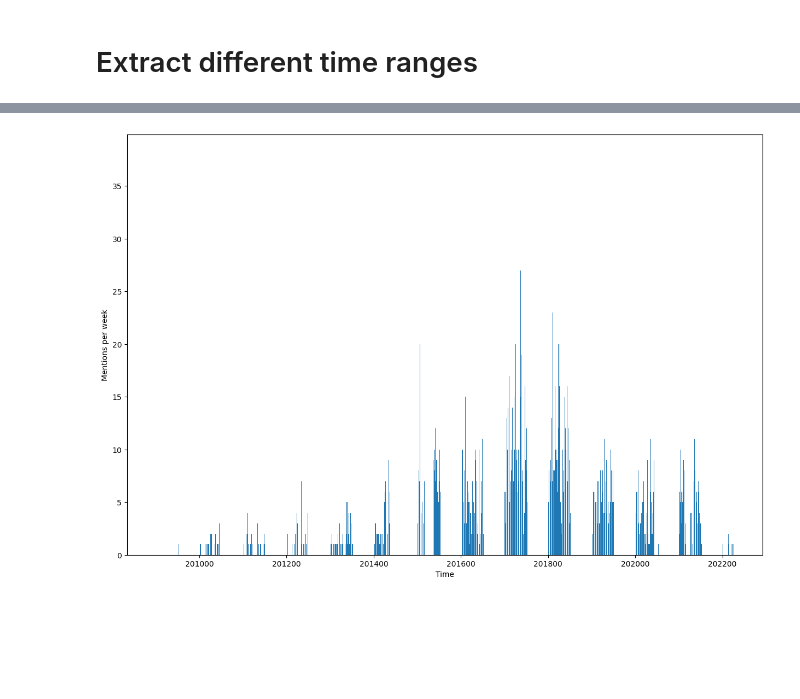
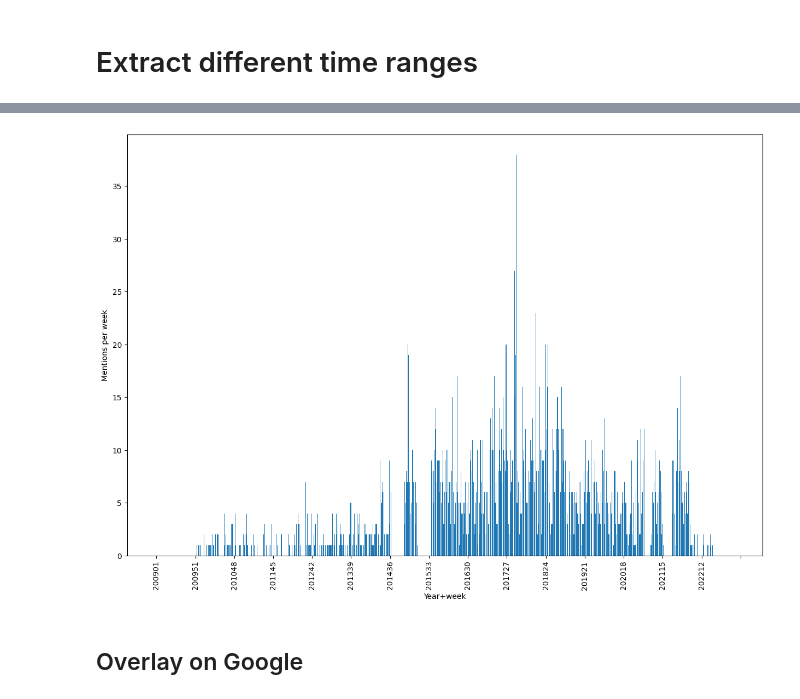
Before and after one commit to mariosakritas/NLP-methods-for-news-articles, a Jupyter notebook: notebooks/MD_keywords_to_timeseries.ipynb, the cells around one changed output, grey strips where cells are left out. Drawn from its saved outputs; the diff is of its cells as text; code cells hidden in the pictures; blank space fills up the shorter version.

Commit message:
cleaned x-axis on angela per week

```diff
--- a/notebooks/MD_keywords_to_timeseries.ipynb
+++ b/notebooks/MD_keywords_to_timeseries.ipynb
@@ -75,7 +77,7 @@ lambda x: int(str(x.isocalendar()[0]) + str(x.isocalendar()[1])) if len(str(x.is
 yearweek_counts = dict(Counter(df_angela['year_week'].tolist()))
 
 # Compute all year weeks from 2009 to 2022
-all_year_weeks = [year*100+week for week in range(1, 53) for year in range(2009, 2022)]
+all_year_weeks = [year*100+week for week in range(1, 54) for year in range(2009, 2023)]
 not_in_df = list(set(all_year_weeks) - set(df_angela['year_week'].tolist()))
 
 # Add weeks that are not in table (and set to 0 articles)
@@ -83,3 +85,5 @@ for key_ in not_in_df:
     yearweek_counts[key_] = 0
 
 df_yearweek_counts = pd.DataFrame.from_dict(yearweek_counts, orient='index', columns=['val'])
+df_yearweek_counts['year_week'] = df_yearweek_counts.index
+df_yearweek_counts = df_yearweek_counts.reset_index()
@@ -86,10 +106,18 @@ df_yearweek_counts = pd.DataFrame.from_dict(yearweek_counts, orient='index', col
+# %%
+# Convert to strings to not have empty bits on x-axis
+df_yearweek_counts.sort_values(by='year_week', inplace=True)
+df_yearweek_counts['year_week'] = df_yearweek_counts.year_week.apply(lambda x: str(x))
 # %%
 fig,ax = plt.subplots(figsize = (15,10))
 
-ax.bar(df_yearweek_counts.index, df_yearweek_counts.val)
-ax.set_xlabel('Time')
+ax.bar(df_yearweek_counts['year_week'], df_yearweek_counts['val'])
+ax.set_xlabel('Year+week')
 ax.set_ylabel('Mentions per week')
+ax.xaxis.set_major_locator(plt.MaxNLocator(20)) # only show a certain number of xticks
 
+plt.xticks(rotation=90)
 plt.show()
 # %% [output]
-[figure, old version]
+[figure, new version]
+# %% [markdown]
+## Overlay on Google
```
Also changed, not shown: parts of 2 cells of this notebook.
